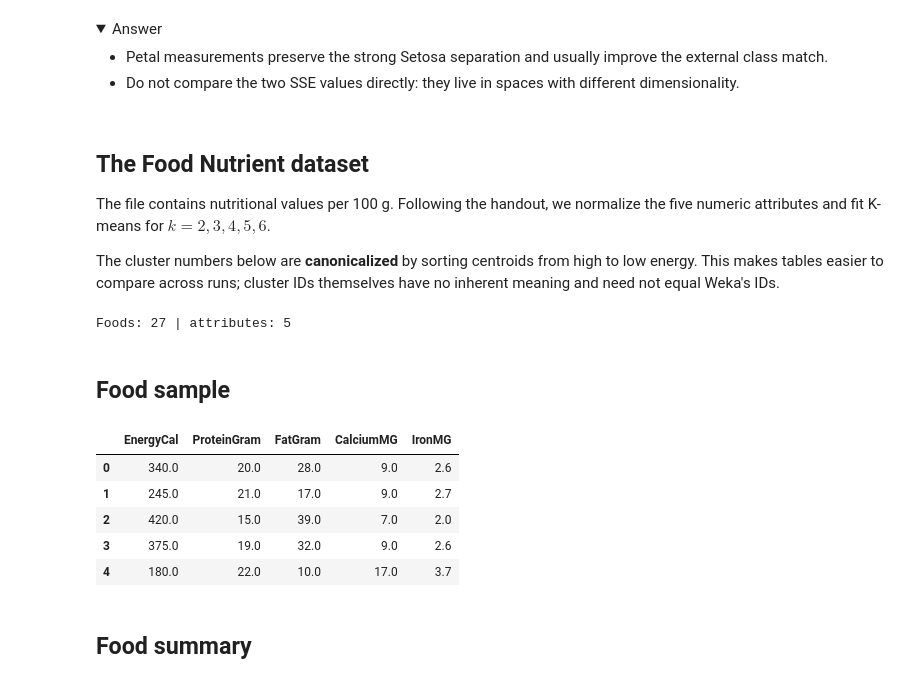
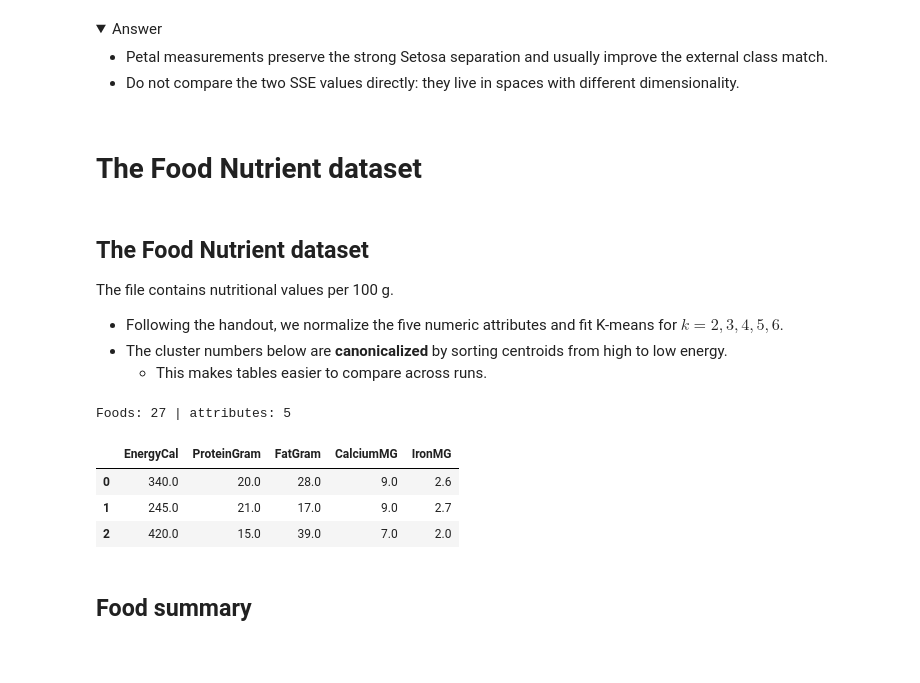
Before and after one commit to w4bo/AA2627-unibo-mldm, a Jupyter notebook: slides/lab-04-clustering.ipynb, the cells around one changed output. Cells and saved outputs as stored; diff of their text form; code cells hidden in the pictures; folded sections open; blank space fills up the shorter version.

Commit message:
fix: working on lab clustering

```diff
--- a/slides/lab-04-clustering.ipynb
+++ b/slides/lab-04-clustering.ipynb
@@ -304,12 +299,16 @@ comparison_table
 - Petal measurements preserve the strong Setosa separation and usually improve the external class match.
 - Do not compare the two SSE values directly: they live in spaces with different dimensionality.
 </details>
+# %% [markdown]
+# The Food Nutrient dataset
 # %% [markdown]
 ## The Food Nutrient dataset
 
-The file contains nutritional values per 100 g. Following the handout, we normalize the five numeric attributes and fit K-means for $k=2,3,4,5,6$.
+The file contains nutritional values per 100 g.
 
-The cluster numbers below are **canonicalized** by sorting centroids from high to low energy. This makes tables easier to compare across runs; cluster IDs themselves have no inherent meaning and need not equal Weka's IDs.
+- Following the handout, we normalize the five numeric attributes and fit K-means for $k=2,3,4,5,6$.
+- The cluster numbers below are **canonicalized** by sorting centroids from high to low energy.
+    - This makes tables easier to compare across runs.
 # %%
 food = load_arff_frame("FoodNutrients.arff")
 food_features = list(food.columns)
@@ -319,17 +317,13 @@ X_food = food_scaler.fit_transform(food[food_features])
 print(f"Foods: {len(food)} | attributes: {len(food_features)}")
 # %% [output]
 Foods: 27 | attributes: 5
-# %% [markdown]
-## Food sample
 # %%
-food.head()
+food.head(3)
 # %% [output]
 |  | EnergyCal | ProteinGram | FatGram | CalciumMG | IronMG |
 | 0 | 340.0 | 20.0 | 28.0 | 9.0 | 2.6 |
 | 1 | 245.0 | 21.0 | 17.0 | 9.0 | 2.7 |
 | 2 | 420.0 | 15.0 | 39.0 | 7.0 | 2.0 |
-| 3 | 375.0 | 19.0 | 32.0 | 9.0 | 2.6 |
-| 4 | 180.0 | 22.0 | 10.0 | 17.0 | 3.7 |
 # %% [markdown]
 ## Food summary
 # %%
```
Also changed, not shown: parts of 20 cells of this notebook, 2 other files.
